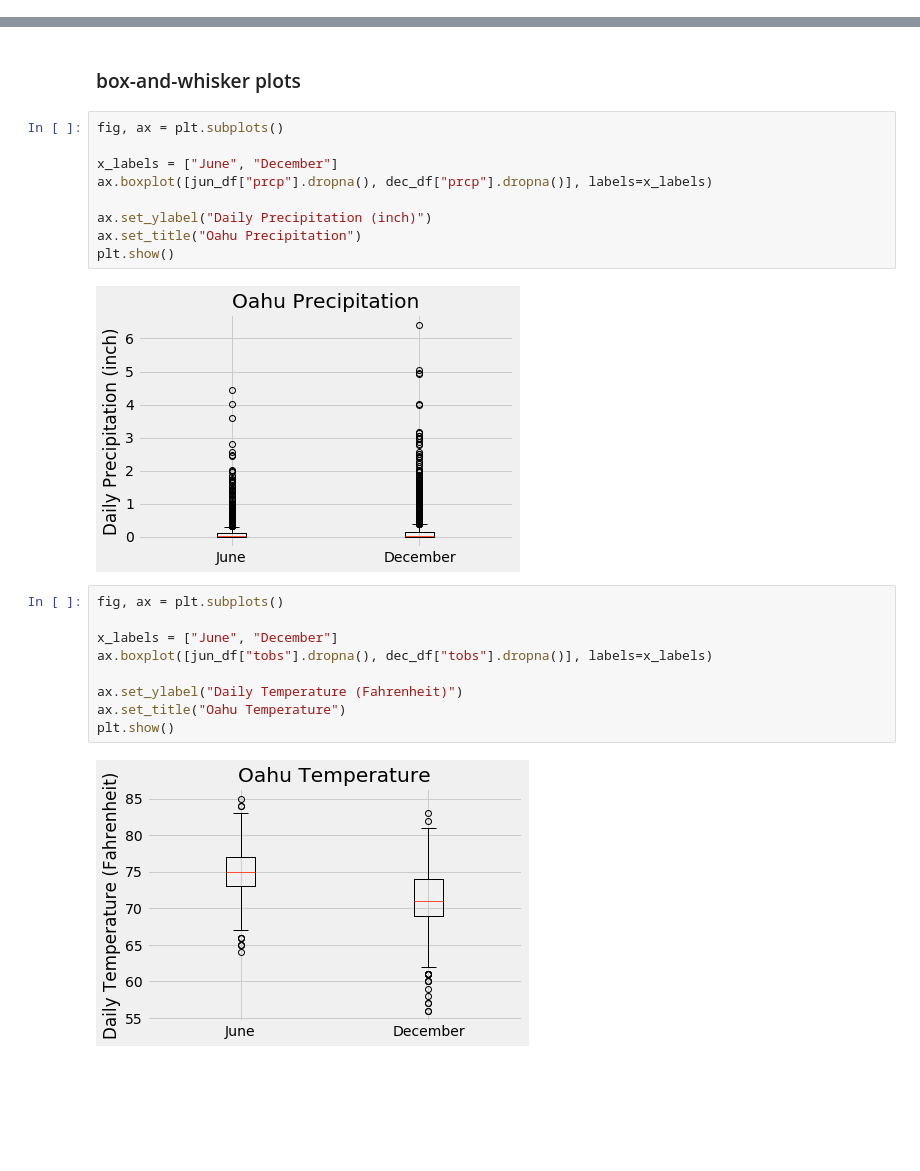
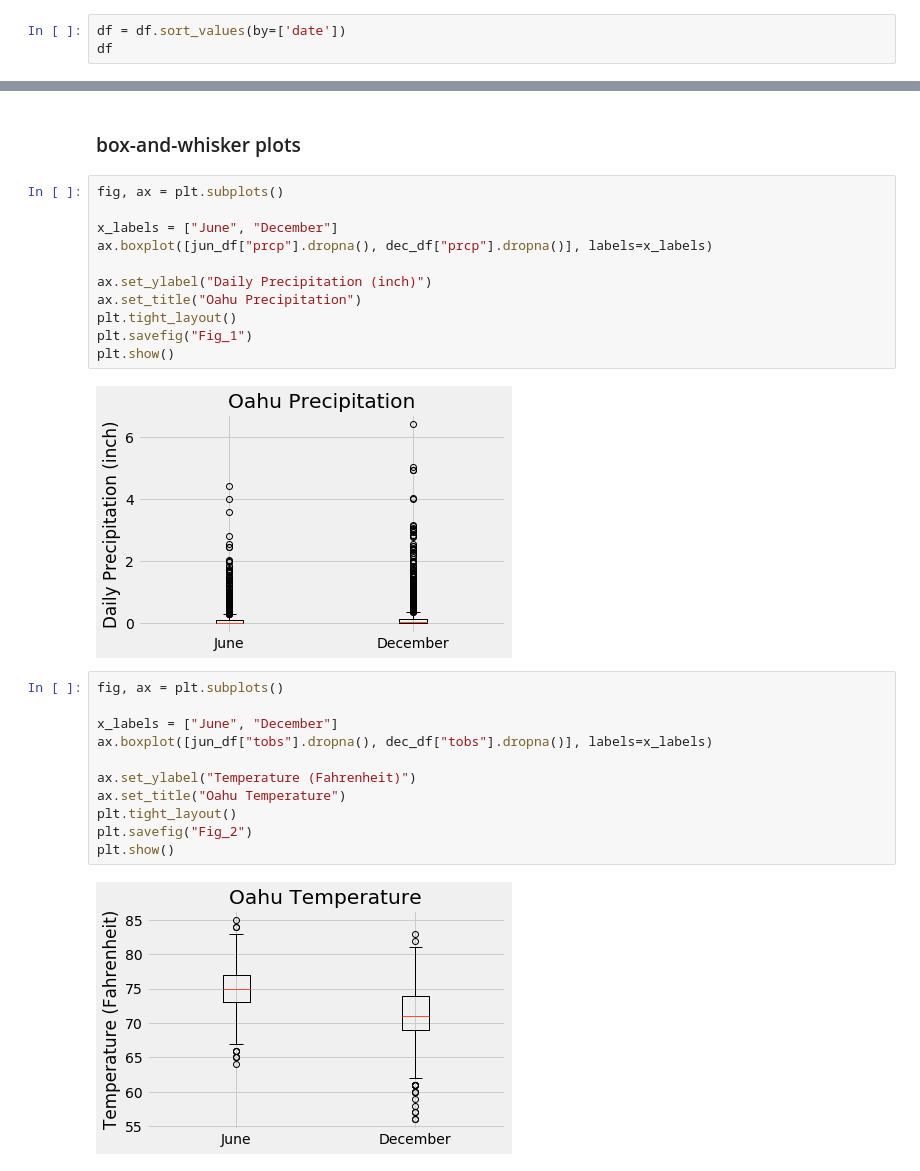
Before and after one commit to pqrt12/surfs_up, a Jupyter notebook: challenge.ipynb, the cells around one changed output, grey strips where cells are left out. Drawn from its saved outputs; the diff is of its cells as text; blank space fills up the shorter version.

```diff
--- a/challenge.ipynb
+++ b/challenge.ipynb
@@ -86,3 +86,6 @@ prcp       18103
 station    19550
 tobs       19550
 dtype: int64
+# %%
+df = df.sort_values(by=['date'])
+df
@@ -176,17 +193,21 @@ ax.boxplot([jun_df["prcp"].dropna(), dec_df["prcp"].dropna()], labels=x_labels)
 
 ax.set_ylabel("Daily Precipitation (inch)")
 ax.set_title("Oahu Precipitation")
+plt.tight_layout()
+plt.savefig("Fig_1")
 plt.show()
 # %% [output]
-[figure, old version]
+[figure, new version]
 # %%
 fig, ax = plt.subplots()
 
 x_labels = ["June", "December"]
 ax.boxplot([jun_df["tobs"].dropna(), dec_df["tobs"].dropna()], labels=x_labels)
 
-ax.set_ylabel("Daily Temperature (Fahrenheit)")
+ax.set_ylabel("Temperature (Fahrenheit)")
 ax.set_title("Oahu Temperature")
+plt.tight_layout()
+plt.savefig("Fig_2")
 plt.show()
 # %% [output]
-[figure, old version]
+[figure, new version]
```
Also changed, not shown: parts of 1 cell of this notebook, 2 other files.
